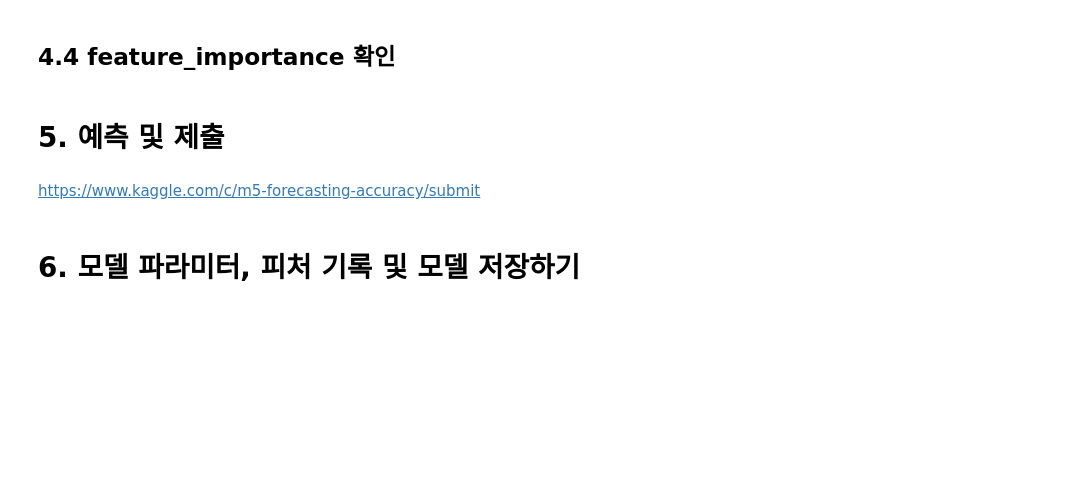
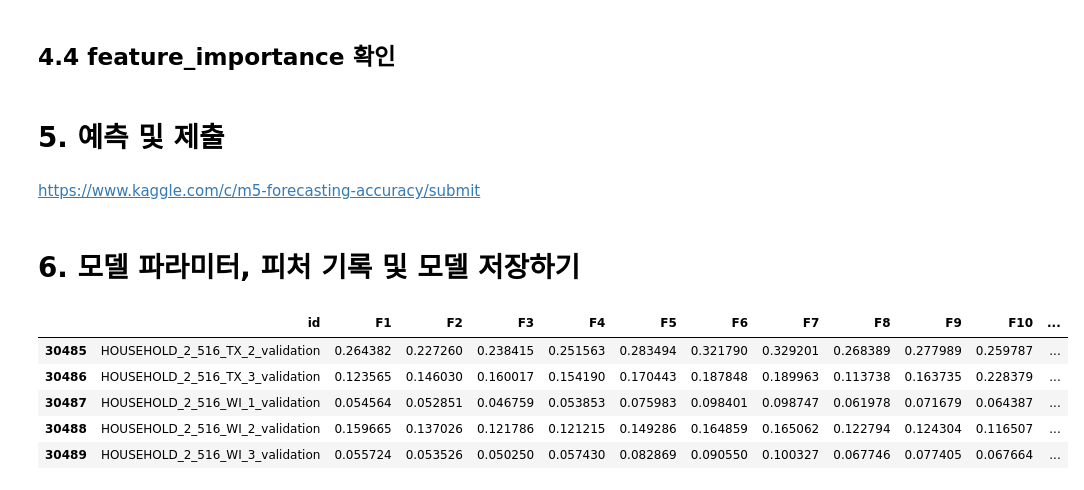
Before and after one commit to kongjeongbae/10_estimate_sales_of_walmart_retail_goods, a Jupyter notebook: baseline.ipynb, the cells around one changed output. Cells and saved outputs as stored; diff of their text form; code cells hidden in the pictures; blank space fills up the shorter version.

```diff
--- a/baseline.ipynb
+++ b/baseline.ipynb
@@ -802,0 +813,5 @@ import joblib
+# %%
+tmp3 = tmp1[:30490].sort_values('id').reset_index(drop=True)
+# %%
+for i in range(1, 29):
+    tmp3[f'F{i}'] = tmp3[f'F{i}'] * 0.5 + tmp4[f'F{i}'] * 0.5
@@ -802,0 +820,10 @@ import joblib
+# %%
+
+tmp3.tail()
+# %% [output]
+|  | id | F1 | F2 | F3 | F4 | F5 | F6 | F7 | F8 | F9 | F10 | ... |
+| 30485 | HOUSEHOLD_2_516_TX_2_validation | 0.264382 | 0.227260 | 0.238415 | 0.251563 | 0.283494 | 0.321790 | 0.329201 | 0.268389 | 0.277989 | 0.259787 | ... |
+| 30486 | HOUSEHOLD_2_516_TX_3_validation | 0.123565 | 0.146030 | 0.160017 | 0.154190 | 0.170443 | 0.187848 | 0.189963 | 0.113738 | 0.163735 | 0.228379 | ... |
+| 30487 | HOUSEHOLD_2_516_WI_1_validation | 0.054564 | 0.052851 | 0.046759 | 0.053853 | 0.075983 | 0.098401 | 0.098747 | 0.061978 | 0.071679 | 0.064387 | ... |
+| 30488 | HOUSEHOLD_2_516_WI_2_validation | 0.159665 | 0.137026 | 0.121786 | 0.121215 | 0.149286 | 0.164859 | 0.165062 | 0.122794 | 0.124304 | 0.116507 | ... |
+| 30489 | HOUSEHOLD_2_516_WI_3_validation | 0.055724 | 0.053526 | 0.050250 | 0.057430 | 0.082869 | 0.090550 | 0.100327 | 0.067746 | 0.077405 | 0.067664 | ... |
```
Also changed, not shown: parts of 8 cells of this notebook, 8 other files.
